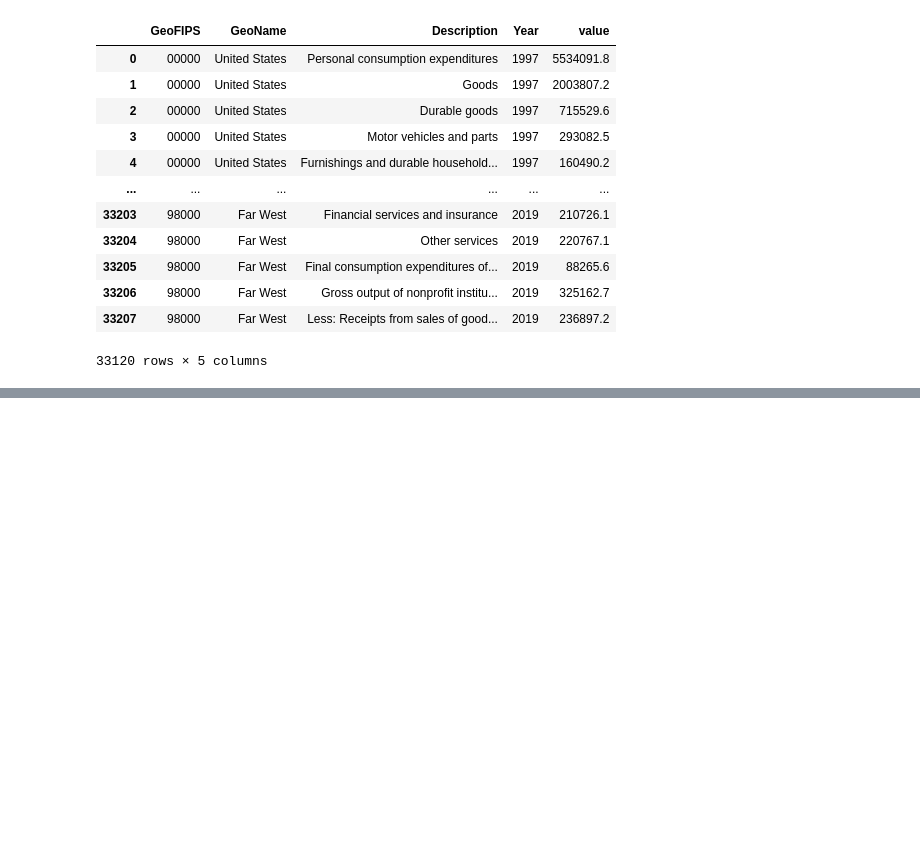
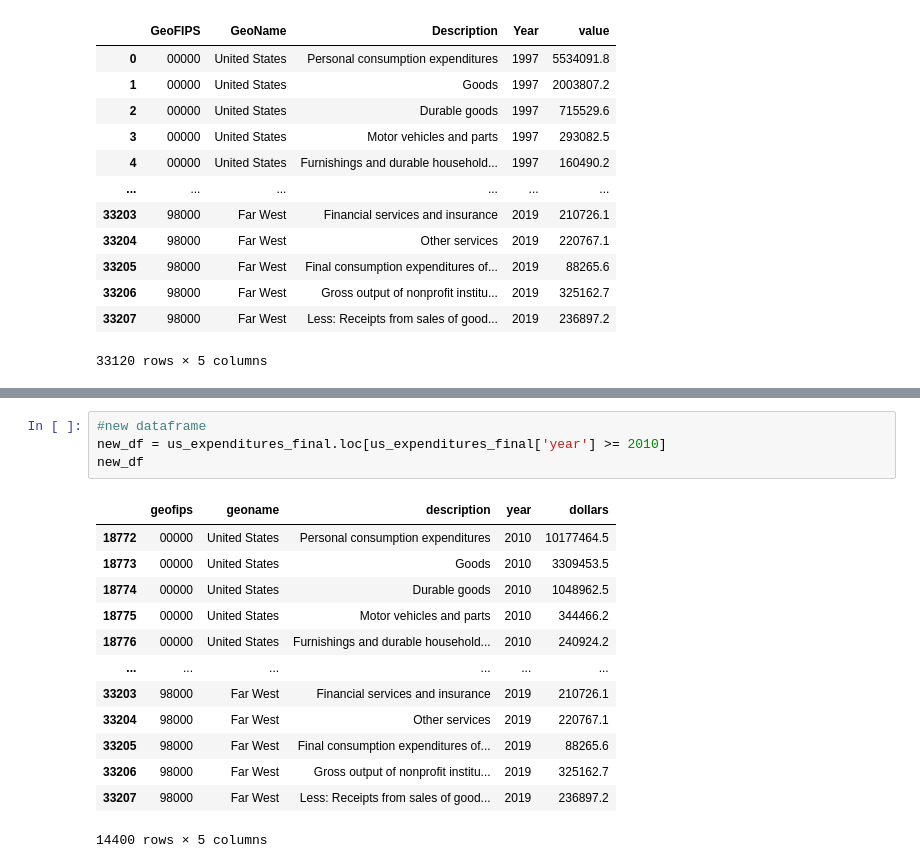
Before and after one commit to michael-sorensen/Project-2, a Jupyter notebook: US_Expenditure.ipynb, the cells around one changed output, grey strips where cells are left out. Saved outputs shown, nothing was run; the diff lists cells and outputs as text; blank space fills up the shorter version.

```diff
--- a/US_Expenditure.ipynb
+++ b/US_Expenditure.ipynb
@@ -81,3 +107,21 @@ us_expenditures_final
+# %%
+#new dataframe
+new_df = us_expenditures_final.loc[us_expenditures_final['year'] >= 2010]
+new_df
+# %% [output]
+|  | geofips | geoname | description | year | dollars |
+| 18772 | 00000 | United States | Personal consumption expenditures | 2010 | 10177464.5 |
+| 18773 | 00000 | United States | Goods | 2010 | 3309453.5 |
+| 18774 | 00000 | United States | Durable goods | 2010 | 1048962.5 |
+| 18775 | 00000 | United States | Motor vehicles and parts | 2010 | 344466.2 |
+| 18776 | 00000 | United States | Furnishings and durable household... | 2010 | 240924.2 |
+| ... | ... | ... | ... | ... | ... |
+| 33203 | 98000 | Far West | Financial services and insurance | 2019 | 210726.1 |
+| 33204 | 98000 | Far West | Other services | 2019 | 220767.1 |
+| 33205 | 98000 | Far West | Final consumption expenditures of... | 2019 | 88265.6 |
+| 33206 | 98000 | Far West | Gross output of nonprofit institu... | 2019 | 325162.7 |
+| 33207 | 98000 | Far West | Less: Receipts from sales of good... | 2019 | 236897.2 |
+14400 rows × 5 columns
 # %%
 state_abbr.columns
 #rename columns
```
Also changed, not shown: parts of 15 cells of this notebook, 3 other files.
